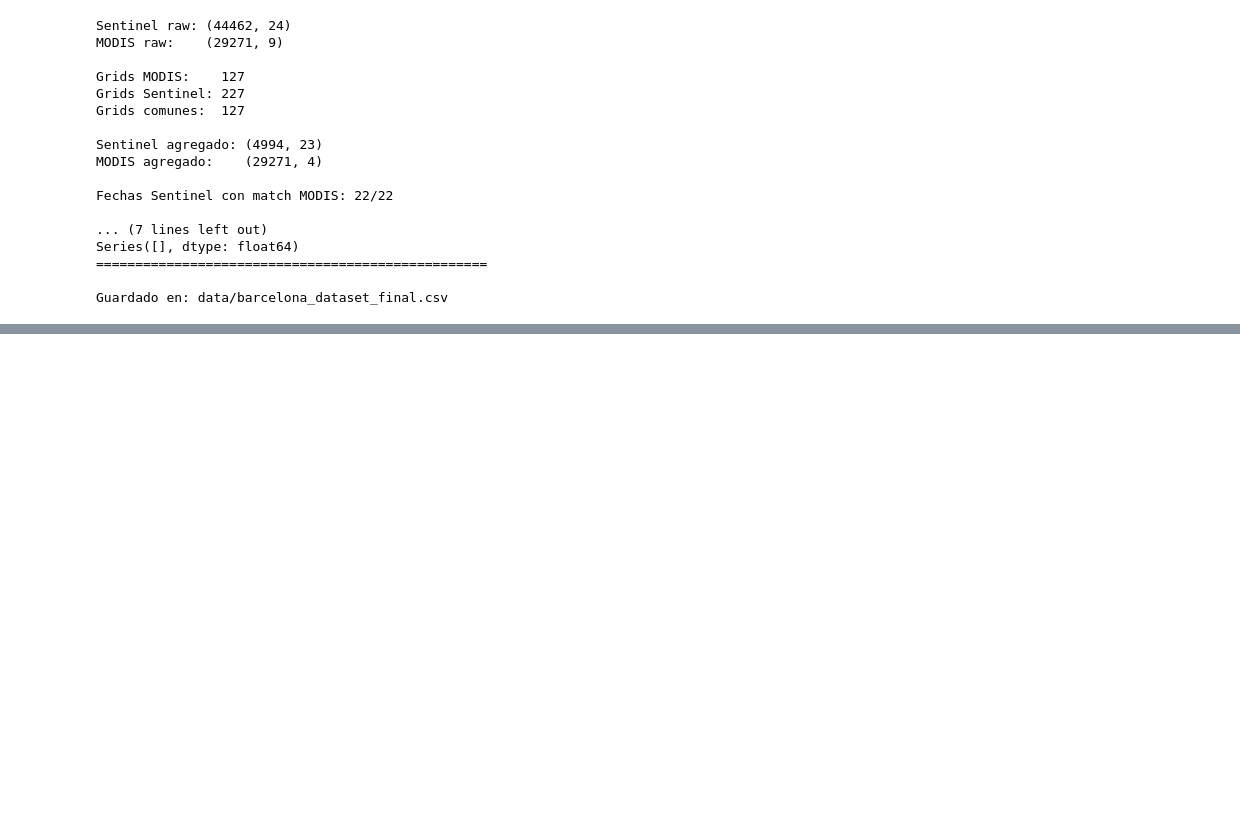
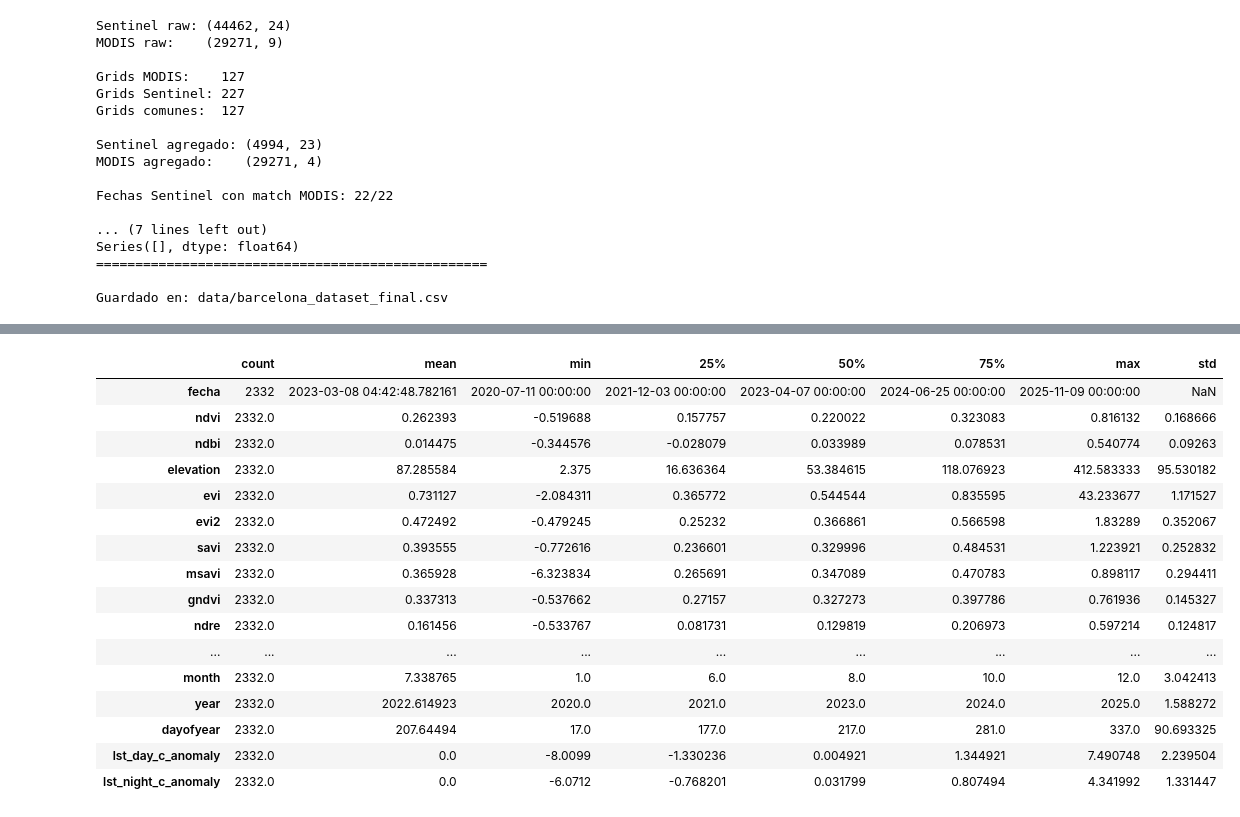
Before and after one commit to ekbalam11/ABC-final-project, a Jupyter notebook: src/index.ipynb, the cells around one changed output, grey strips where cells are left out. Drawn from its saved outputs; the diff is of its cells as text; code cells hidden in the pictures; blank space fills up the shorter version.

```diff
--- a/src/index.ipynb
+++ b/src/index.ipynb
@@ -251,0 +239,20 @@ plt.show()
+# %%
+df_final_bcn.describe().T
+# %% [output]
+|  | count | mean | min | 25% | 50% | 75% | max | std |
+| fecha | 2332 | 2023-03-08 04:42:48.782161 | 2020-07-11 00:00:00 | 2021-12-03 00:00:00 | 2023-04-07 00:00:00 | 2024-06-25 00:00:00 | 2025-11-09 00:00:00 | NaN |
+| ndvi | 2332.0 | 0.262393 | -0.519688 | 0.157757 | 0.220022 | 0.323083 | 0.816132 | 0.168666 |
+| ndbi | 2332.0 | 0.014475 | -0.344576 | -0.028079 | 0.033989 | 0.078531 | 0.540774 | 0.09263 |
+| elevation | 2332.0 | 87.285584 | 2.375 | 16.636364 | 53.384615 | 118.076923 | 412.583333 | 95.530182 |
+| evi | 2332.0 | 0.731127 | -2.084311 | 0.365772 | 0.544544 | 0.835595 | 43.233677 | 1.171527 |
+| evi2 | 2332.0 | 0.472492 | -0.479245 | 0.25232 | 0.366861 | 0.566598 | 1.83289 | 0.352067 |
+| savi | 2332.0 | 0.393555 | -0.772616 | 0.236601 | 0.329996 | 0.484531 | 1.223921 | 0.252832 |
+| msavi | 2332.0 | 0.365928 | -6.323834 | 0.265691 | 0.347089 | 0.470783 | 0.898117 | 0.294411 |
+| gndvi | 2332.0 | 0.337313 | -0.537662 | 0.27157 | 0.327273 | 0.397786 | 0.761936 | 0.145327 |
+| ndre | 2332.0 | 0.161456 | -0.533767 | 0.081731 | 0.129819 | 0.206973 | 0.597214 | 0.124817 |
+| ... | ... | ... | ... | ... | ... | ... | ... | ... |
+| month | 2332.0 | 7.338765 | 1.0 | 6.0 | 8.0 | 10.0 | 12.0 | 3.042413 |
+| year | 2332.0 | 2022.614923 | 2020.0 | 2021.0 | 2023.0 | 2024.0 | 2025.0 | 1.588272 |
+| dayofyear | 2332.0 | 207.64494 | 17.0 | 177.0 | 217.0 | 281.0 | 337.0 | 90.693325 |
+| lst_day_c_anomaly | 2332.0 | 0.0 | -8.0099 | -1.330236 | 0.004921 | 1.344921 | 7.490748 | 2.239504 |
+| lst_night_c_anomaly | 2332.0 | 0.0 | -6.0712 | -0.768201 | 0.031799 | 0.807494 | 4.341992 | 1.331447 |
```
Also changed, not shown: parts of 8 cells of this notebook, 2 other files.
